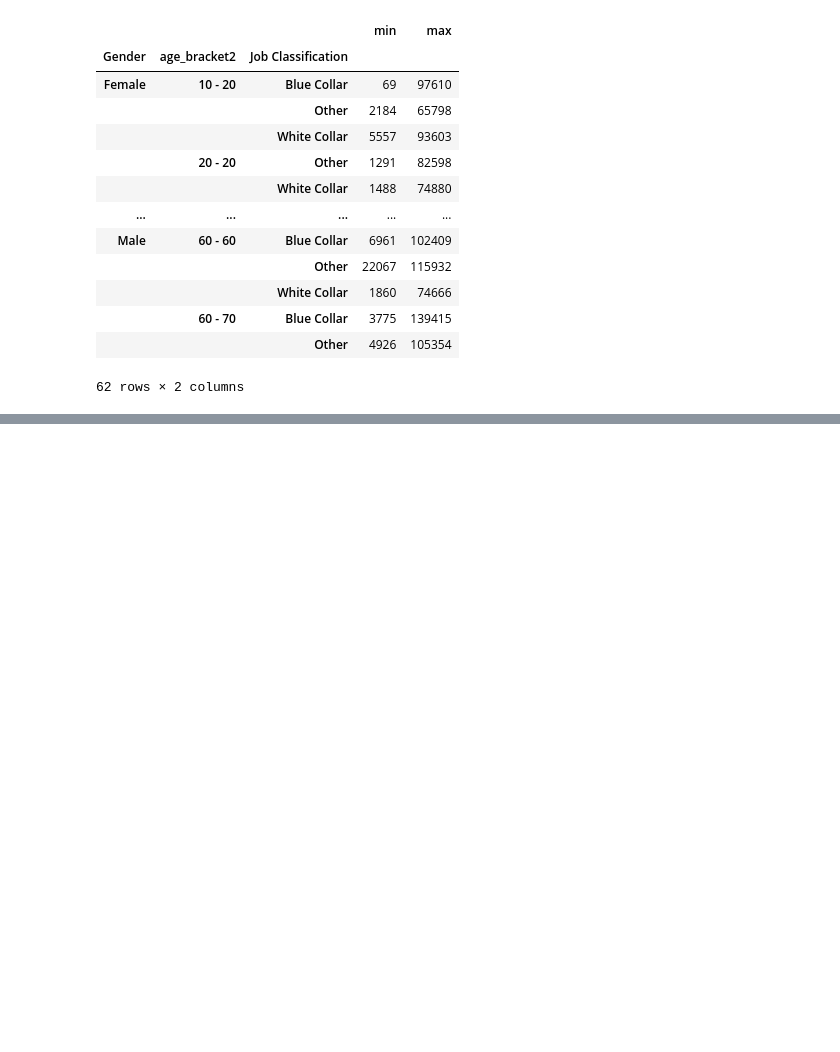
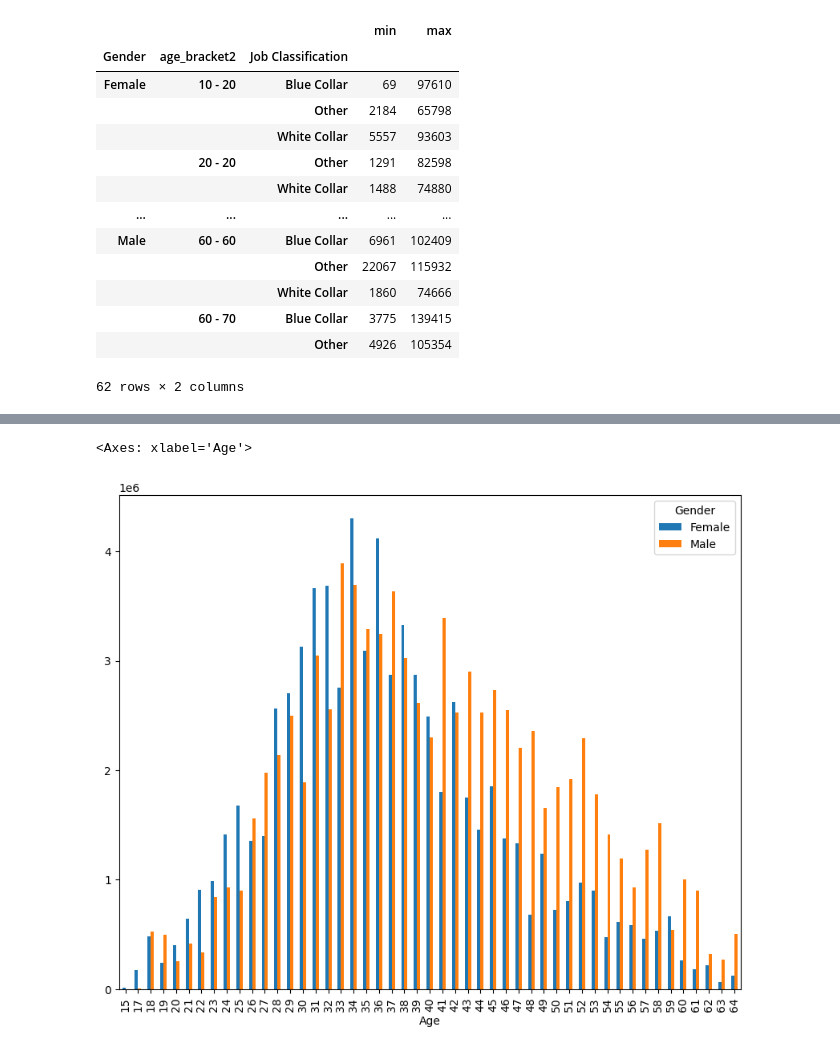
Before and after one commit to alsm6169/p-train, a Jupyter notebook: pandas.ipynb, the cells around one changed output, grey strips where cells are left out. Cells and saved outputs as stored; diff of their text form; code cells hidden in the pictures; blank space fills up the shorter version.

Commit message:
additional plots

```diff
--- a/pandas.ipynb
+++ b/pandas.ipynb
@@ -226,0 +227,5 @@ dfp.plot()
+# %%
+dfp.plot.bar(figsize = (10,8))
+# %% [output]
+<Axes: xlabel='Age'>
+[figure, added]
```
Also changed, not shown: parts of 14 cells of this notebook.
